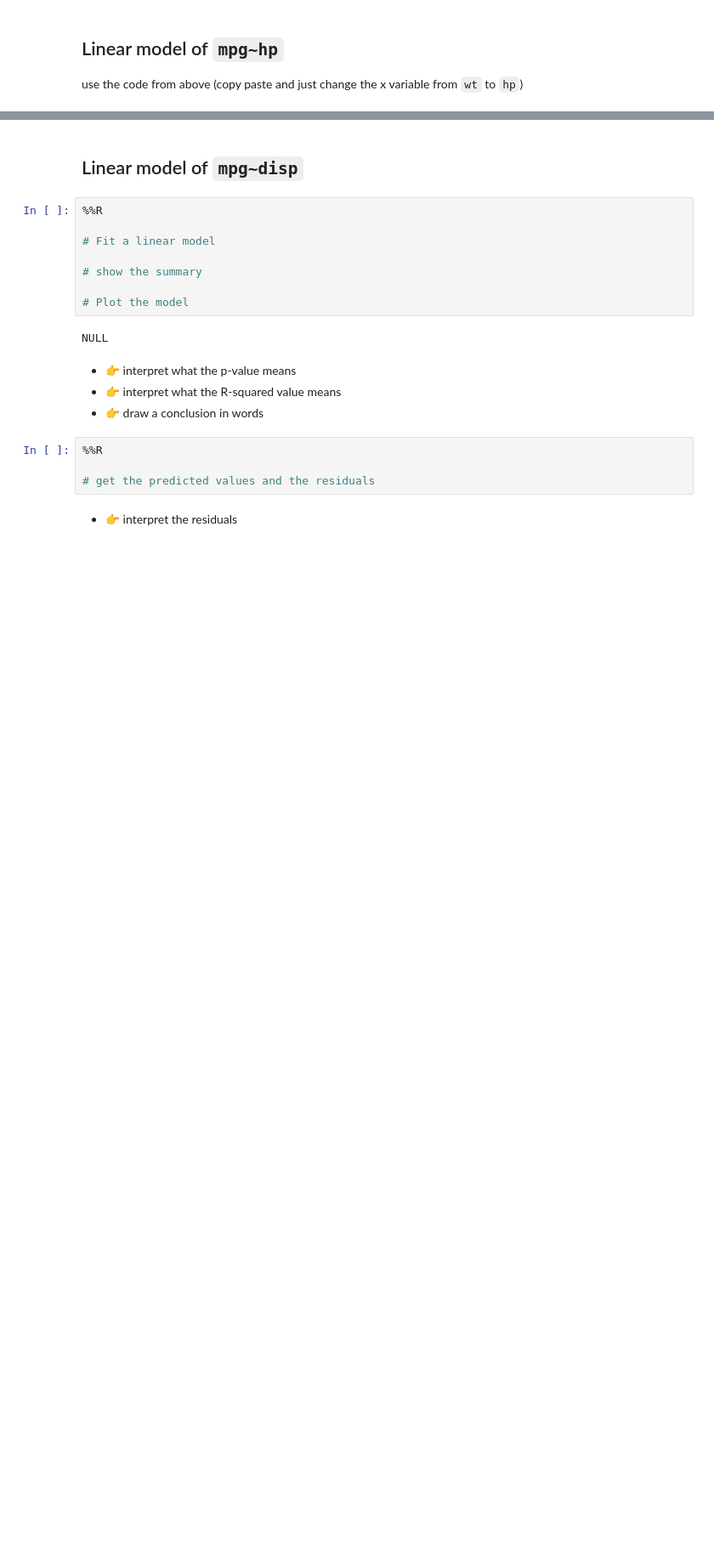
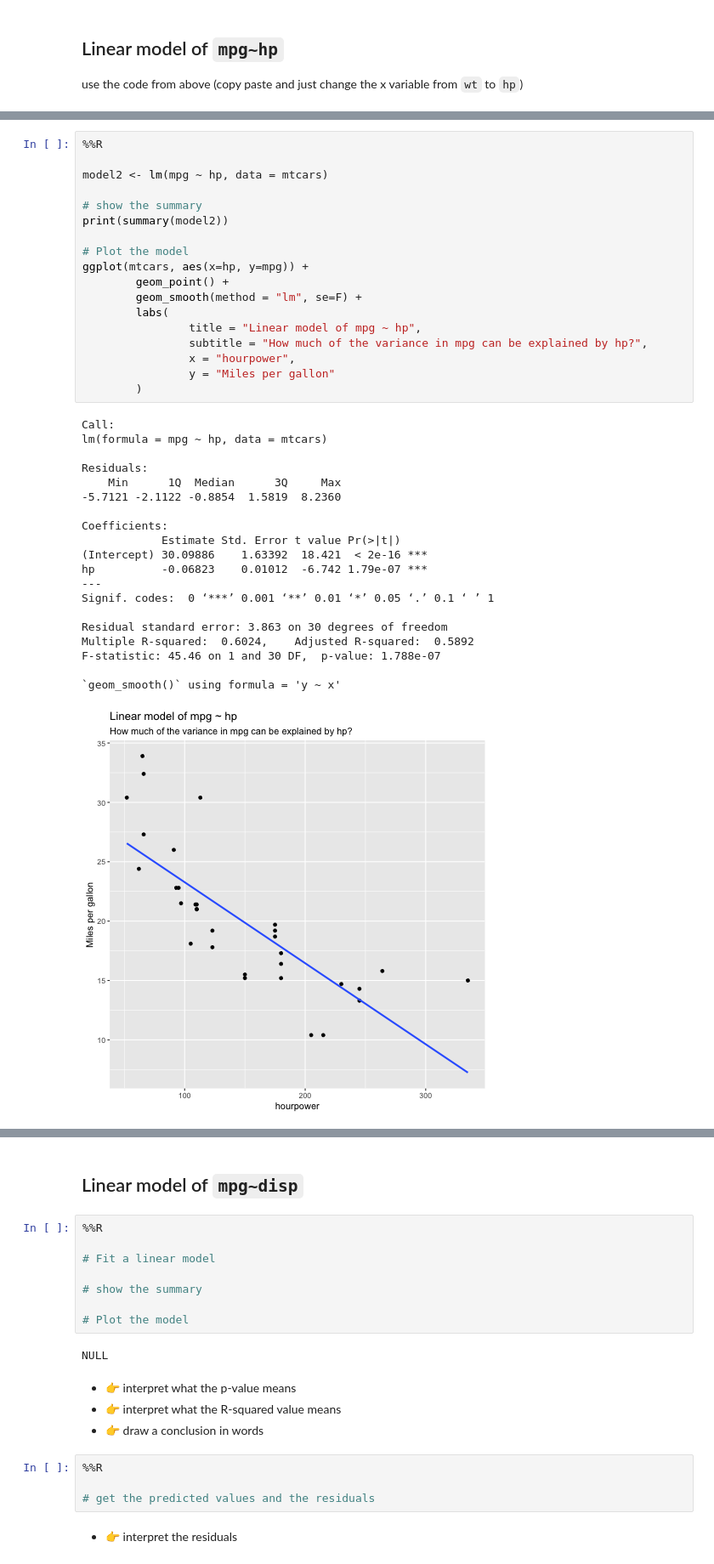
Before and after one commit to data4news/linear-regression-intro-mtcars-yatingw24, a Jupyter notebook: mtcars-linear-regression-2.ipynb, the cells around one changed output, grey strips where cells are left out. Shown: that part at 85% size. Saved outputs shown, nothing was run; the diff lists cells and outputs as text; blank space fills up the shorter version.

```diff
--- a/mtcars-linear-regression-2.ipynb
+++ b/mtcars-linear-regression-2.ipynb
@@ -190,3 +180,42 @@ NULL
+# %%
+%%R
+
+model2 <- lm(mpg ~ hp, data = mtcars)
+
+# show the summary
+print(summary(model2))
+
+# Plot the model
+ggplot(mtcars, aes(x=hp, y=mpg)) +
+        geom_point() +
+        geom_smooth(method = "lm", se=F) +
+        labs(
+                title = "Linear model of mpg ~ hp",
+                subtitle = "How much of the variance in mpg can be explained by hp?",
+                x = "hourpower",
+                y = "Miles per gallon"
+        )
+# %% [output]
+Call:
+lm(formula = mpg ~ hp, data = mtcars)
+
+Residuals:
+    Min      1Q  Median      3Q     Max
+-5.7121 -2.1122 -0.8854  1.5819  8.2360
+
+Coefficients:
+            Estimate Std. Error t value Pr(>|t|)
+(Intercept) 30.09886    1.63392  18.421  < 2e-16 ***
+hp          -0.06823    0.01012  -6.742 1.79e-07 ***
+---
+Signif. codes:  0 ‘***’ 0.001 ‘**’ 0.01 ‘*’ 0.05 ‘.’ 0.1 ‘ ’ 1
+
+Residual standard error: 3.863 on 30 degrees of freedom
+Multiple R-squared:  0.6024,    Adjusted R-squared:  0.5892
+F-statistic: 45.46 on 1 and 30 DF,  p-value: 1.788e-07
+
+`geom_smooth()` using formula = 'y ~ x'
+[figure, added]
 # %% [markdown]
 * 👉 interpret what the p-value means
 * 👉 interpret what the R-squared value means
```
Also changed, not shown: parts of 8 cells of this notebook.
